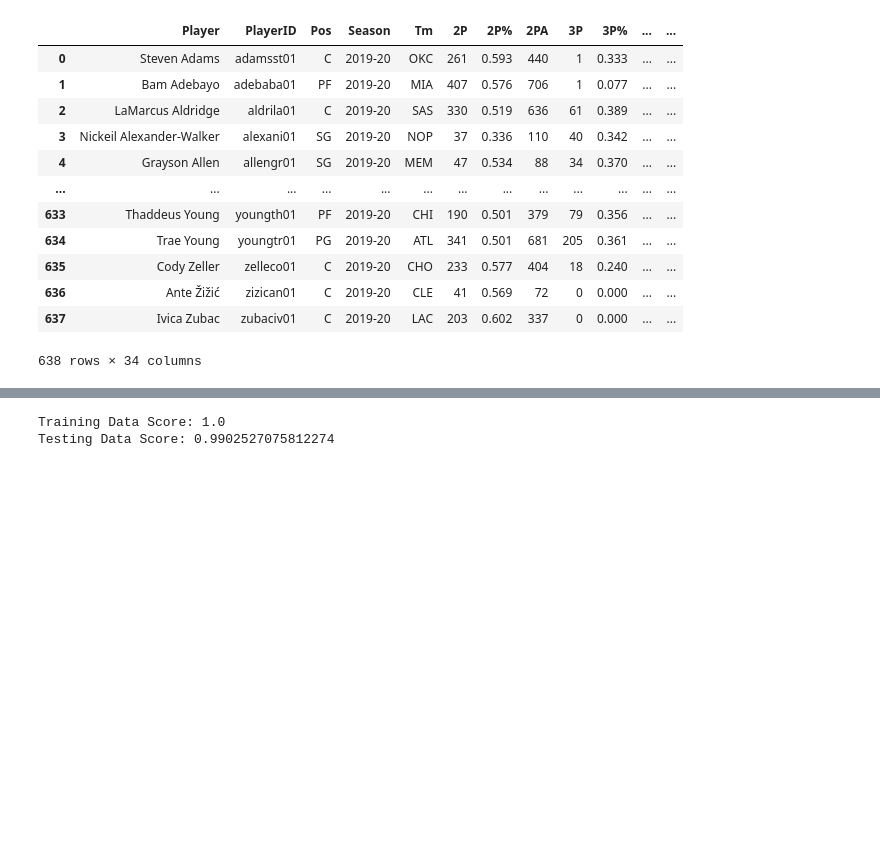
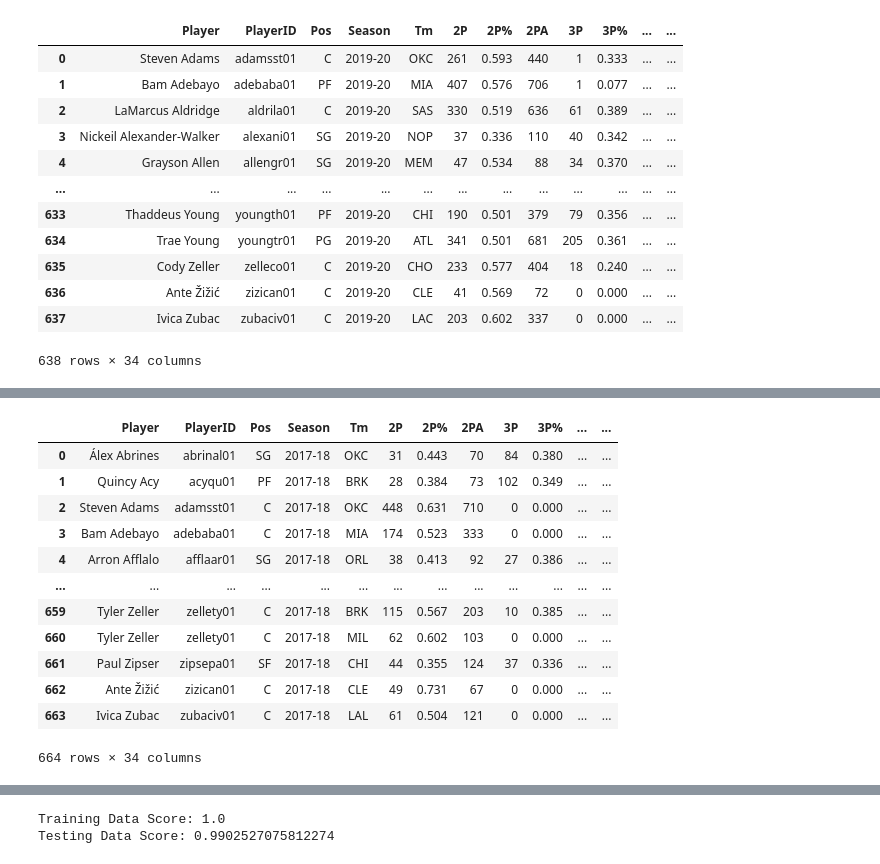
Before and after one commit to RU-DataScience-Group5/BasketballML, a Jupyter notebook: AllPlayerMVP_KNN_Predictions.ipynb, the cells around one changed output, grey strips where cells are left out. Cells and saved outputs as stored; diff of their text form; code cells hidden in the pictures; blank space fills up the shorter version.

```diff
--- a/AllPlayerMVP_KNN_Predictions.ipynb
+++ b/AllPlayerMVP_KNN_Predictions.ipynb
@@ -103,0 +72,17 @@ candidates
+# %%
+mvp_2018 = pd.merge(mvp_2018, mvp_votes, how='left', on=["Player", "Season"])
+mvp_2018
+# %% [output]
+|  | Player | PlayerID | Pos | Season | Tm | 2P | 2P% | 2PA | 3P | 3P% | ... | ... |
+| 0 | Álex Abrines | abrinal01 | SG | 2017-18 | OKC | 31 | 0.443 | 70 | 84 | 0.380 | ... | ... |
+| 1 | Quincy Acy | acyqu01 | PF | 2017-18 | BRK | 28 | 0.384 | 73 | 102 | 0.349 | ... | ... |
+| 2 | Steven Adams | adamsst01 | C | 2017-18 | OKC | 448 | 0.631 | 710 | 0 | 0.000 | ... | ... |
+| 3 | Bam Adebayo | adebaba01 | C | 2017-18 | MIA | 174 | 0.523 | 333 | 0 | 0.000 | ... | ... |
+| 4 | Arron Afflalo | afflaar01 | SG | 2017-18 | ORL | 38 | 0.413 | 92 | 27 | 0.386 | ... | ... |
+| ... | ... | ... | ... | ... | ... | ... | ... | ... | ... | ... | ... | ... |
+| 659 | Tyler Zeller | zellety01 | C | 2017-18 | BRK | 115 | 0.567 | 203 | 10 | 0.385 | ... | ... |
+| 660 | Tyler Zeller | zellety01 | C | 2017-18 | MIL | 62 | 0.602 | 103 | 0 | 0.000 | ... | ... |
+| 661 | Paul Zipser | zipsepa01 | SF | 2017-18 | CHI | 44 | 0.355 | 124 | 37 | 0.336 | ... | ... |
+| 662 | Ante Žižić | zizican01 | C | 2017-18 | CLE | 49 | 0.731 | 67 | 0 | 0.000 | ... | ... |
+| 663 | Ivica Zubac | zubaciv01 | C | 2017-18 | LAL | 61 | 0.504 | 121 | 0 | 0.000 | ... | ... |
+664 rows × 34 columns
```
Also changed, not shown: parts of 34 cells of this notebook, 1 other file.
